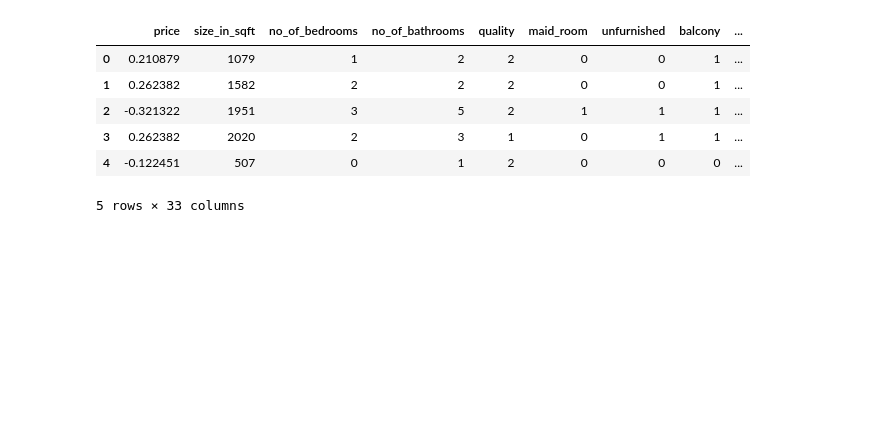
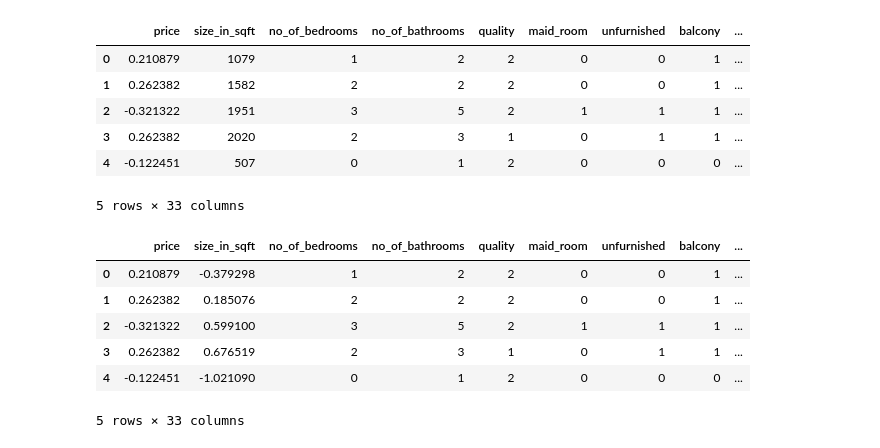
Before and after one commit to anuththara325/DubaiProperty_PricePrediction, a Jupyter notebook: DubaiProperty_Prediction.ipynb, the cells around one changed output. Cells and saved outputs as stored; diff of their text form; code cells hidden in the pictures; blank space fills up the shorter version.

Commit message:
data preprocessing completed

```diff
--- a/DubaiProperty_Prediction.ipynb
+++ b/DubaiProperty_Prediction.ipynb
@@ -297,3 +297,17 @@ dataset2.head()
 | 3 | 0.262382 | 2020 | 2 | 3 | 1 | 0 | 1 | 1 | ... |
 | 4 | -0.122451 | 507 | 0 | 1 | 2 | 0 | 0 | 0 | ... |
 5 rows × 33 columns
+# %%
+from sklearn.preprocessing import StandardScaler
+sc = StandardScaler()
+dataset2['size_in_sqft']= sc.fit_transform(dataset2['size_in_sqft'].values.reshape(-1,1))
+# %%
+dataset2.head()
+# %% [output]
+|  | price | size_in_sqft | no_of_bedrooms | no_of_bathrooms | quality | maid_room | unfurnished | balcony | ... |
+| 0 | 0.210879 | -0.379298 | 1 | 2 | 2 | 0 | 0 | 1 | ... |
+| 1 | 0.262382 | 0.185076 | 2 | 2 | 2 | 0 | 0 | 1 | ... |
+| 2 | -0.321322 | 0.599100 | 3 | 5 | 2 | 1 | 1 | 1 | ... |
+| 3 | 0.262382 | 0.676519 | 2 | 3 | 1 | 0 | 1 | 1 | ... |
+| 4 | -0.122451 | -1.021090 | 0 | 1 | 2 | 0 | 0 | 0 | ... |
+5 rows × 33 columns
```
Also changed, not shown: parts of 1 cell of this notebook.
